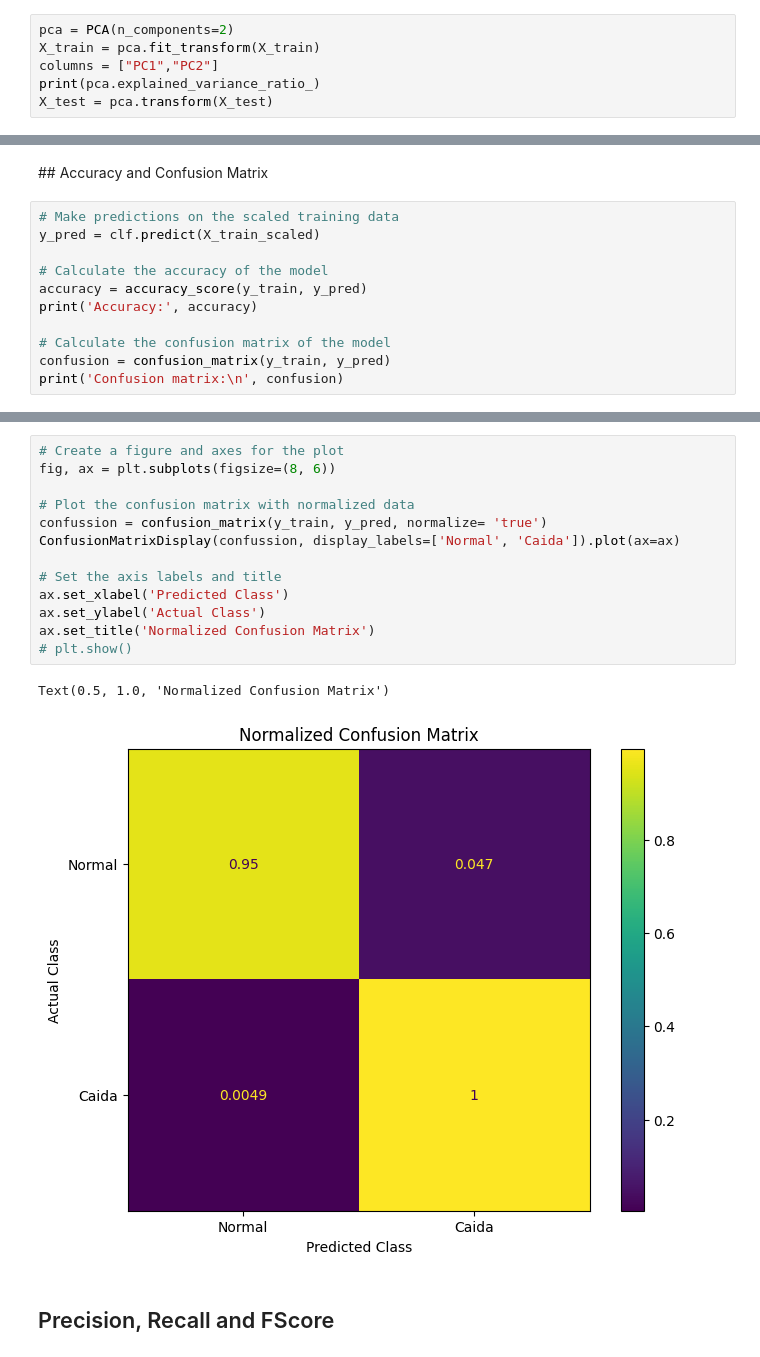
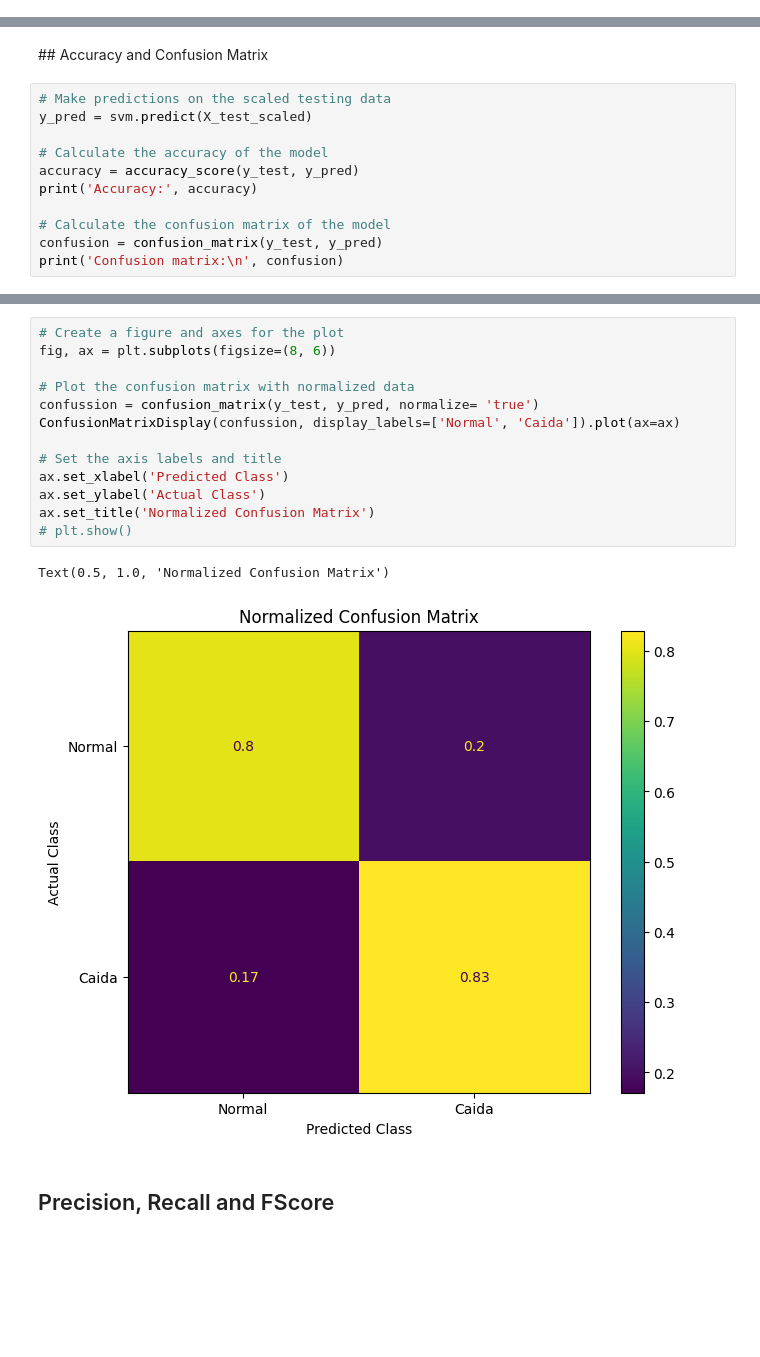
Before and after one commit to luzlopez376/TFG, a Jupyter notebook: Creación_modelo.ipynb, the cells around one changed output, grey strips where cells are left out. Saved outputs shown, nothing was run; the diff lists cells and outputs as text; blank space fills up the shorter version.

```diff
--- a/Creación_modelo.ipynb
+++ b/Creación_modelo.ipynb
@@ -383,6 +380,0 @@ X_train, X_test, y_train, y_test = train_test_split(df_X,
-# %%
-pca = PCA(n_components=2)
-X_train = pca.fit_transform(X_train)
-columns = ["PC1","PC2"]
-print(pca.explained_variance_ratio_)
-X_test = pca.transform(X_test)
@@ -645,14 +605,14 @@ With all these combinations we obtain all the possible results.
 # %% [markdown]
 ## Accuracy and Confusion Matrix
 # %%
-# Make predictions on the scaled training data
-y_pred = clf.predict(X_train_scaled)
+# Make predictions on the scaled testing data
+y_pred = svm.predict(X_test_scaled)
 
 # Calculate the accuracy of the model
-accuracy = accuracy_score(y_train, y_pred)
+accuracy = accuracy_score(y_test, y_pred)
 print('Accuracy:', accuracy)
 
 # Calculate the confusion matrix of the model
-confusion = confusion_matrix(y_train, y_pred)
+confusion = confusion_matrix(y_test, y_pred)
 print('Confusion matrix:\n', confusion)
 # %% [output]
@@ -663,19 +623,19 @@ Confusion matrix:
 # %%
 # Create a figure and axes for the plot
 fig, ax = plt.subplots(figsize=(8, 6))
 
 # Plot the confusion matrix with normalized data
-confussion = confusion_matrix(y_train, y_pred, normalize= 'true')
+confussion = confusion_matrix(y_test, y_pred, normalize= 'true')
 ConfusionMatrixDisplay(confussion, display_labels=['Normal', 'Caida']).plot(ax=ax)
 
 # Set the axis labels and title
 ax.set_xlabel('Predicted Class')
 ax.set_ylabel('Actual Class')
 ax.set_title('Normalized Confusion Matrix')
 # plt.show()
 # %% [output]
 Text(0.5, 1.0, 'Normalized Confusion Matrix')
-[figure, old version]
+[figure, new version]
 # %% [markdown]
 ## Precision, Recall and FScore
 # %%
```
Also changed, not shown: parts of 8 cells of this notebook.
